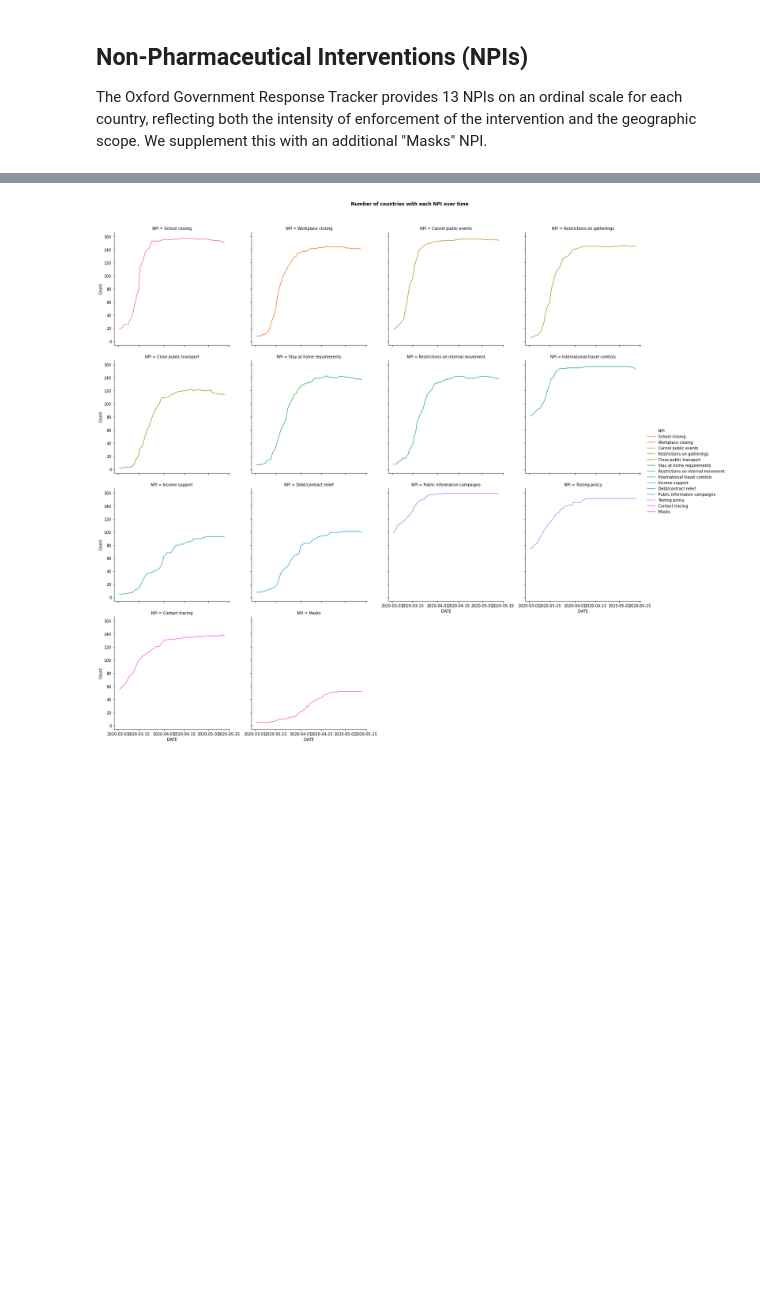
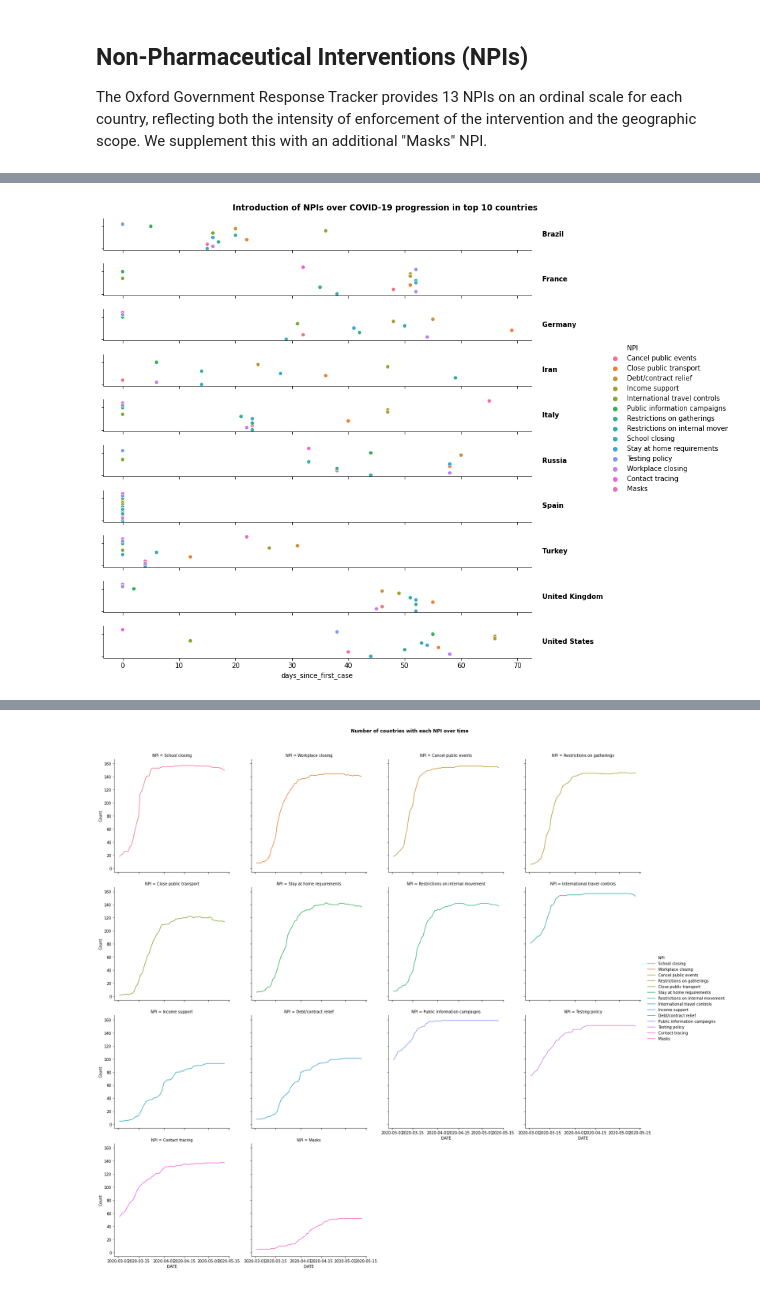
Before and after one commit to rs-delve/covid19_datasets, a Jupyter notebook: Data_Exploration.ipynb, the cells around one changed output, grey strips where cells are left out. Saved outputs shown, nothing was run; the diff lists cells and outputs as text; code cells hidden in the pictures; blank space fills up the shorter version.

Commit message:
Added two new plots

```diff
--- a/Data_Exploration.ipynb
+++ b/Data_Exploration.ipynb
@@ -20,0 +26,57 @@ The Oxford Government Response Tracker provides 13 NPIs on an ordinal scale for
+# %%
+#@title Timeline Plot
+npis = [
+        'School closing',
+        'Workplace closing',
+        'Cancel public events',
+        'Restrictions on gatherings',
+        'Close public transport',
+        'Stay at home requirements',
+        'Restrictions on internal movement',
+        'International travel controls',
+        'Income support',
+        'Debt/contract relief',
+        'Public information campaigns',
+        'Testing policy',
+        'Contact tracing',
+        'Masks',
+]
+
+countries = df.groupby('CountryName').total_cases.max().nlargest(10).index
+plot_df = df[df.CountryName.isin(countries)][['CountryName', 'days_since_first_case'] + npis].melt(id_vars=['CountryName', 'days_since_first_case'], var_name='NPI')
+plot_df = plot_df.sort_values(['CountryName', 'days_since_first_case'])
+plot_df = plot_df[plot_df['value'] > 0].groupby(['CountryName', 'NPI'], as_index=False).min()
+
+plot_df['value'] = plot_df.NPI.map({npi: i for i, npi in enumerate(npis)})
+
+g = sns.relplot(data=plot_df,
+                x='days_since_first_case',
+                y='value',
+                hue='NPI',
+                row='CountryName',
+                kind='scatter',
+                height=1,
+                aspect=10,
+                marker='o',
+                facet_kws=dict(margin_titles=True, legend_out=True, despine=True))
+
+for ax in g.axes.flat:
+  txt = ax.texts[0]
+  ax.text(txt.get_unitless_position()[0], txt.get_unitless_position()[1],
+          txt.get_text().split('=')[1],
+          transform=ax.transAxes,
+          va='center',
+          fontweight='bold')
+  ax.texts[0].remove()
+  ax.set_ylabel(None)
+  ax.set_yticklabels([])
+
+g.fig.suptitle('Introduction of NPIs over COVID-19 progression in top 10 countries', fontweight='bold')
+
+leg = g._legend
+leg.set_bbox_to_anchor([1.05, 0.55])
+
+plt.subplots_adjust(top=0.95)
+plt.show()
+# %% [output]
+[figure, added]
```
Also changed, not shown: parts of 5 cells of this notebook.
